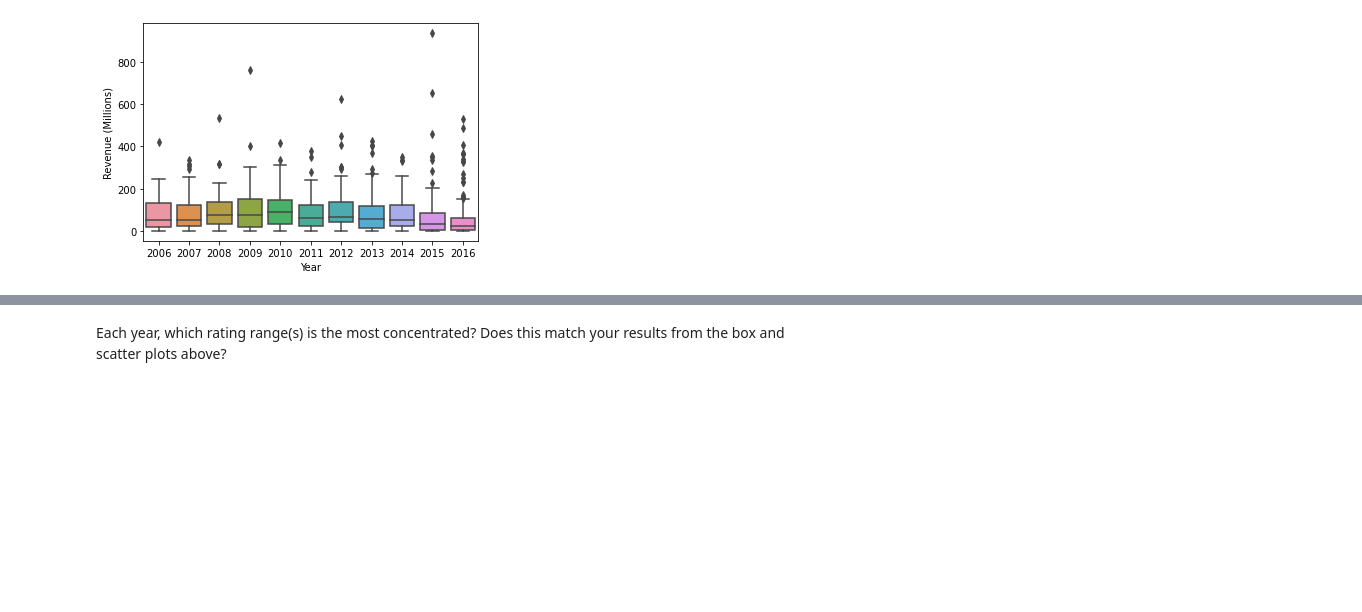
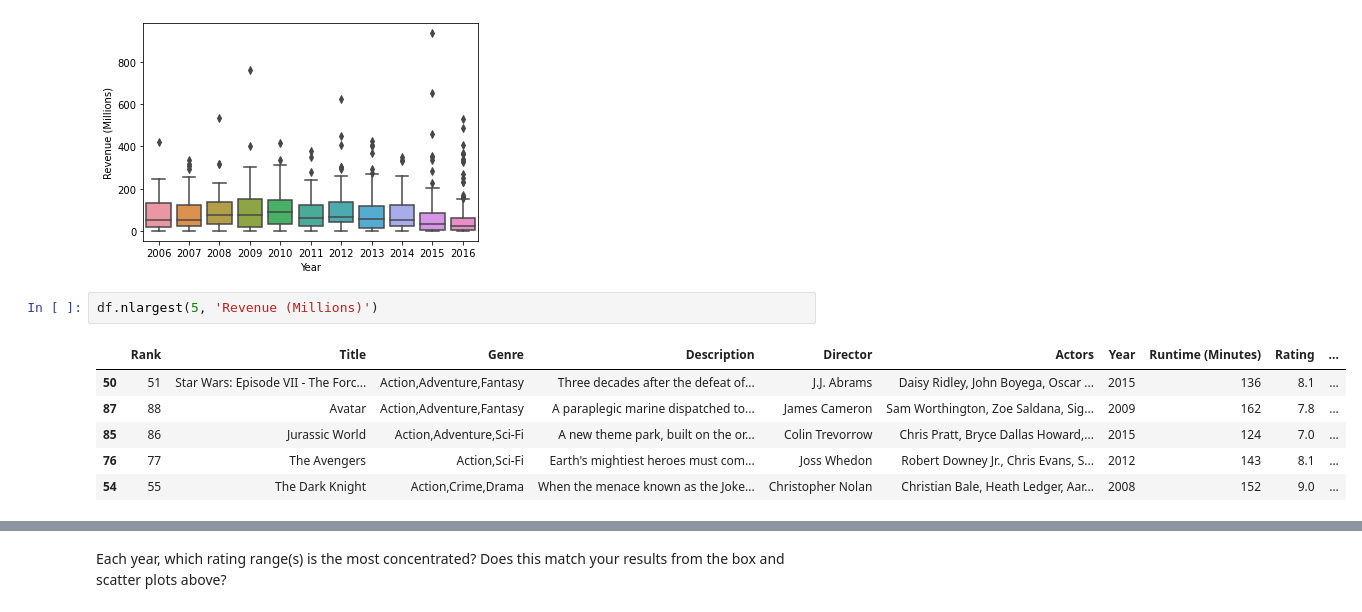
Before and after one commit to hollyhira/Class7_EDA_pt2_studio, a Jupyter notebook: EDApt2-Studio.ipynb, the cells around one changed output, grey strips where cells are left out. Cells and saved outputs as stored; diff of their text form; blank space fills up the shorter version.

```diff
--- a/EDApt2-Studio.ipynb
+++ b/EDApt2-Studio.ipynb
@@ -368,3 +386,12 @@ sns.boxplot(data=df,x='Year', y='Revenue (Millions)')
 plt.show()
 # %% [output]
 [figure]
+# %%
+df.nlargest(5, 'Revenue (Millions)')
+# %% [output]
+|  | Rank | Title | Genre | Description | Director | Actors | Year | Runtime (Minutes) | Rating | ... |
+| 50 | 51 | Star Wars: Episode VII - The Forc... | Action,Adventure,Fantasy | Three decades after the defeat of... | J.J. Abrams | Daisy Ridley, John Boyega, Oscar ... | 2015 | 136 | 8.1 | ... |
+| 87 | 88 | Avatar | Action,Adventure,Fantasy | A paraplegic marine dispatched to... | James Cameron | Sam Worthington, Zoe Saldana, Sig... | 2009 | 162 | 7.8 | ... |
+| 85 | 86 | Jurassic World | Action,Adventure,Sci-Fi | A new theme park, built on the or... | Colin Trevorrow | Chris Pratt, Bryce Dallas Howard,... | 2015 | 124 | 7.0 | ... |
+| 76 | 77 | The Avengers | Action,Sci-Fi | Earth's mightiest heroes must com... | Joss Whedon | Robert Downey Jr., Chris Evans, S... | 2012 | 143 | 8.1 | ... |
+| 54 | 55 | The Dark Knight | Action,Crime,Drama | When the menace known as the Joke... | Christopher Nolan | Christian Bale, Heath Ledger, Aar... | 2008 | 152 | 9.0 | ... |
```
Also changed, not shown: parts of 10 cells of this notebook.
